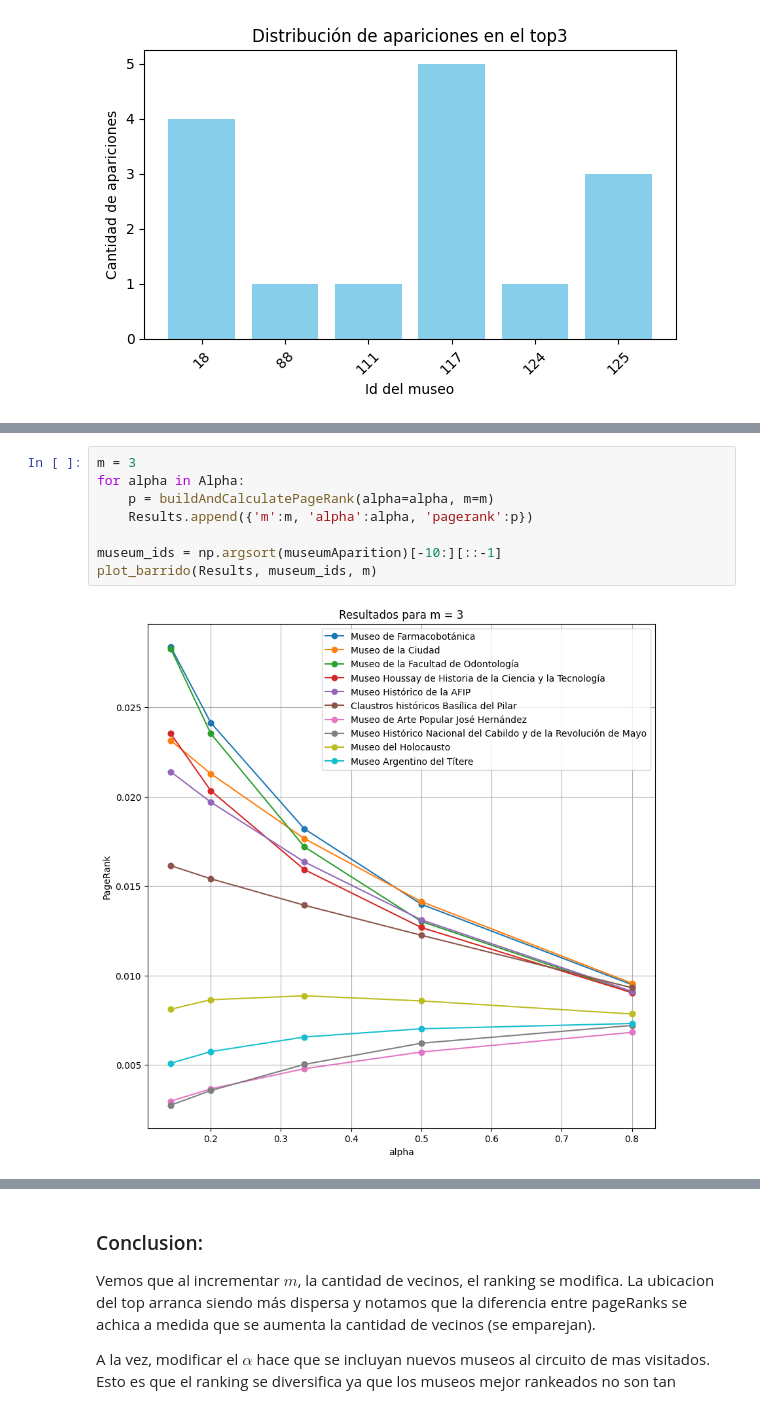
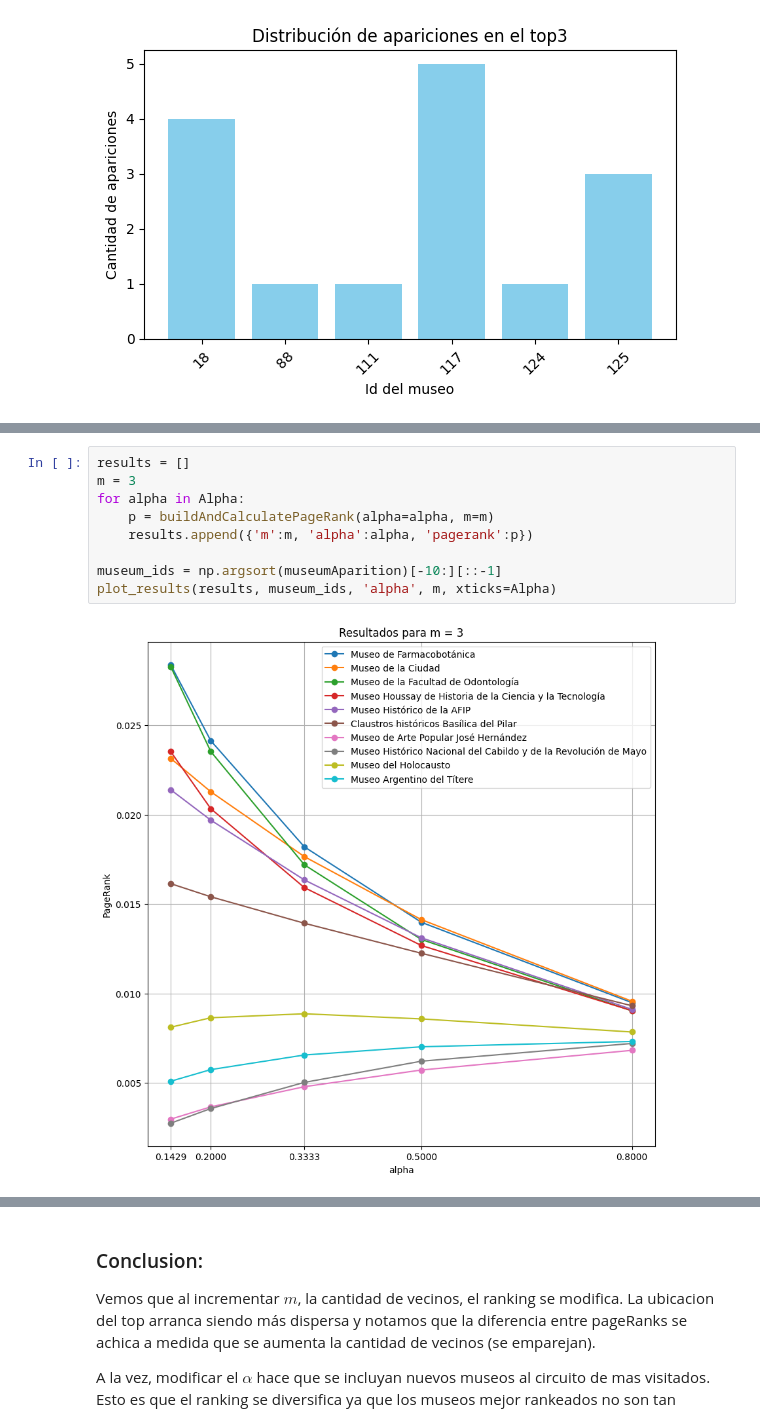
Before and after one commit to pedrofuentes79/ALC-tp1, a Jupyter notebook: tp1/TP1_template.ipynb, the cells around one changed output, grey strips where cells are left out. Drawn from its saved outputs; the diff is of its cells as text.

```diff
--- a/tp1/TP1_template.ipynb
+++ b/tp1/TP1_template.ipynb
@@ -333,12 +347,13 @@ def plot_barrido(results, museum_ids, m_fixed):
     ax.grid(True)
     plt.show()
 # %%
+results = []
 m = 3
 for alpha in Alpha:
     p = buildAndCalculatePageRank(alpha=alpha, m=m)
-    Results.append({'m':m, 'alpha':alpha, 'pagerank':p})
+    results.append({'m':m, 'alpha':alpha, 'pagerank':p})
 
 museum_ids = np.argsort(museumAparition)[-10:][::-1]
-plot_barrido(Results, museum_ids, m)
+plot_results(results, museum_ids, 'alpha', m, xticks=Alpha)
 # %% [output]
-[figure, old version]
+[figure, new version]
```
Also changed, not shown: parts of 3 cells of this notebook.
